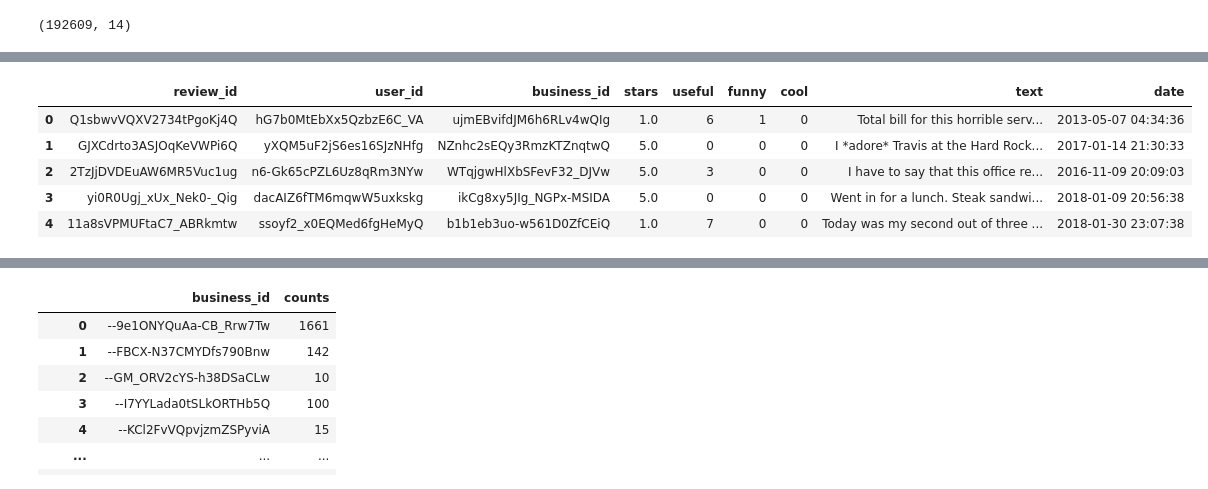
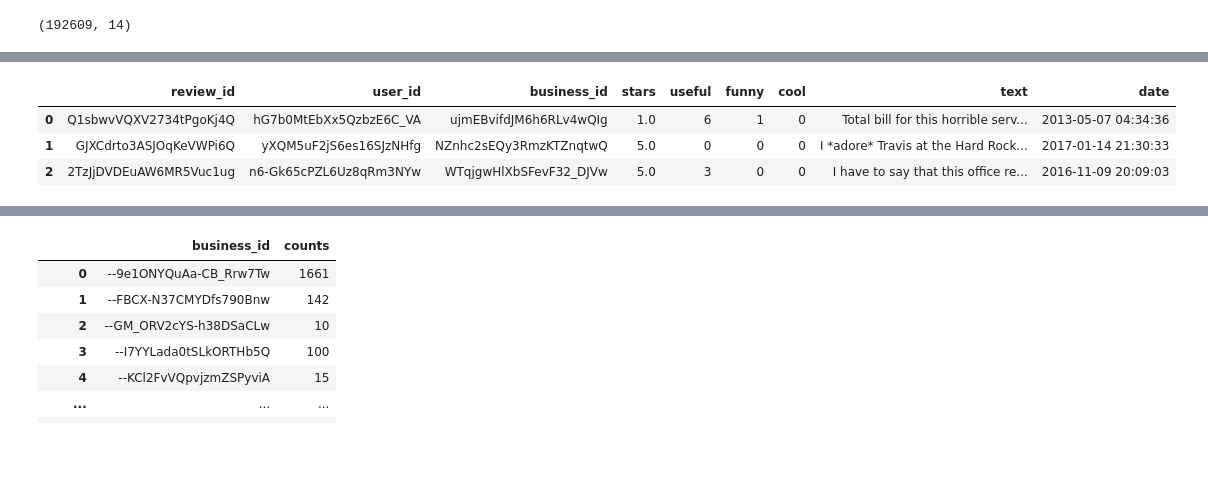
Before and after one commit to anuradhaboche/yelp-dataset-analysis, a Jupyter notebook: yelp_preprocessing.ipynb, the cells around one changed output, grey strips where cells are left out. Drawn from its saved outputs; the diff is of its cells as text; code cells hidden in the pictures; blank space fills up the shorter version.

```diff
--- a/yelp_preprocessing.ipynb
+++ b/yelp_preprocessing.ipynb
@@ -36,12 +47,10 @@ Time to load data: 164.3838050365448 seconds
 # %%
-reviews.head()
+reviews.head(3)
 # %% [output]
 |  | review_id | user_id | business_id | stars | useful | funny | cool | text | date |
 | 0 | Q1sbwvVQXV2734tPgoKj4Q | hG7b0MtEbXx5QzbzE6C_VA | ujmEBvifdJM6h6RLv4wQIg | 1.0 | 6 | 1 | 0 | Total bill for this horrible serv... | 2013-05-07 04:34:36 |
 | 1 | GJXCdrto3ASJOqKeVWPi6Q | yXQM5uF2jS6es16SJzNHfg | NZnhc2sEQy3RmzKTZnqtwQ | 5.0 | 0 | 0 | 0 | I *adore* Travis at the Hard Rock... | 2017-01-14 21:30:33 |
 | 2 | 2TzJjDVDEuAW6MR5Vuc1ug | n6-Gk65cPZL6Uz8qRm3NYw | WTqjgwHlXbSFevF32_DJVw | 5.0 | 3 | 0 | 0 | I have to say that this office re... | 2016-11-09 20:09:03 |
-| 3 | yi0R0Ugj_xUx_Nek0-_Qig | dacAIZ6fTM6mqwW5uxkskg | ikCg8xy5JIg_NGPx-MSIDA | 5.0 | 0 | 0 | 0 | Went in for a lunch. Steak sandwi... | 2018-01-09 20:56:38 |
-| 4 | 11a8sVPMUFtaC7_ABRkmtw | ssoyf2_x0EQMed6fgHeMyQ | b1b1eb3uo-w561D0ZfCEiQ | 1.0 | 7 | 0 | 0 | Today was my second out of three ... | 2018-01-30 23:07:38 |
 # %%
 def getRestaurantsUSA(business):
     states = ["AL", "AK", "AZ", "AR", "CA", "CO", "CT", "DC", "DE", "FL", "GA",
```
Also changed, not shown: parts of 13 cells of this notebook.
